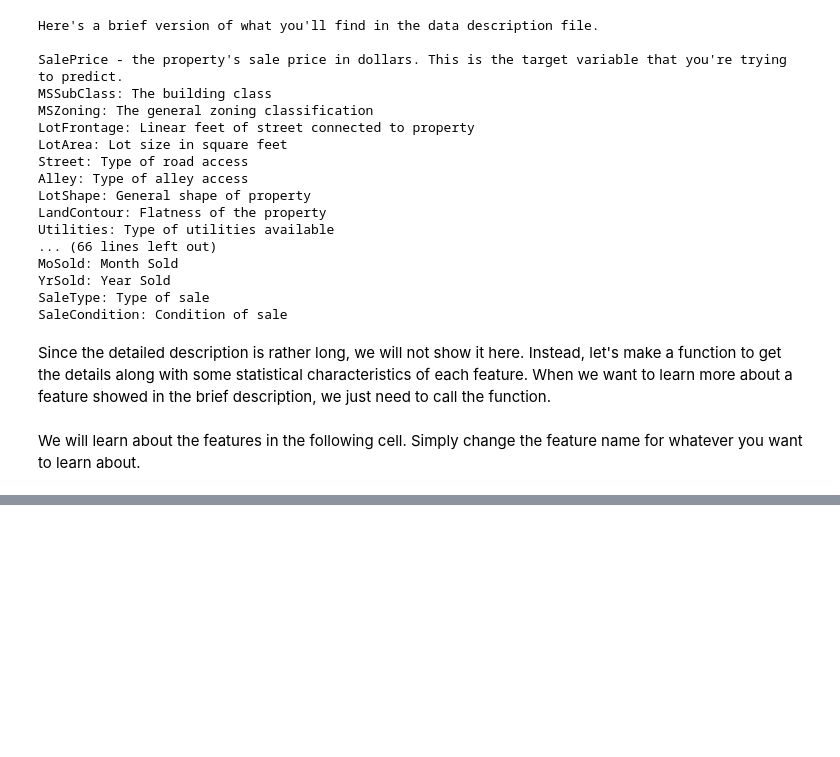
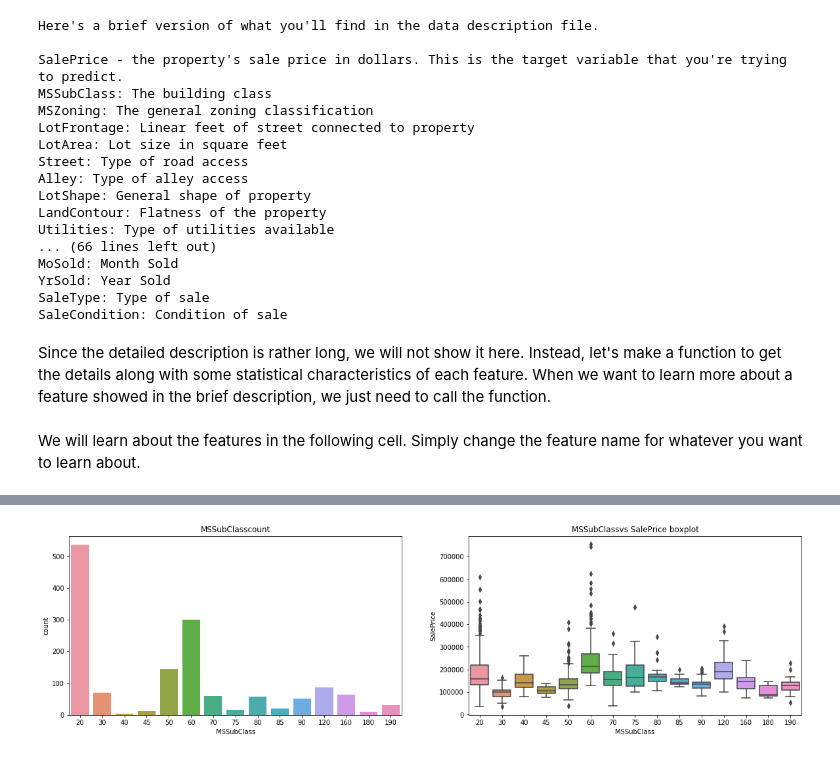
Before and after one commit to JATC1024/Kaggle-House-Prices, a Jupyter notebook: Kaglge_house_prices.ipynb, the cells around one changed output, grey strips where cells are left out. Cells and saved outputs as stored; diff of their text form; code cells hidden in the pictures; blank space fills up the shorter version.

```diff
--- a/Kaglge_house_prices.ipynb
+++ b/Kaglge_house_prices.ipynb
@@ -129,0 +173,4 @@ Name: MSSubClass, dtype: int64
+# %%
+train_examples = train_data.copy()
+print(train_examples is train_data)
+train_examples.head()
@@ -129,0 +231,3 @@ Name: MSSubClass, dtype: int64
+# %%
+train_examples["MSSubClass"] = train_examples["MSSubClass"].astype("object")
+describe_feature("MSSubClass", train_examples)
@@ -129,0 +248,16 @@ Name: MSSubClass, dtype: int64
+# %%
+# Create a function to plot countplot and boxplot at the same time:
+def count_box_plot(feature, data = train_data):
+  fig = plt.figure(figsize = (20, 5))
+  ax1 = plt.subplot(121)
+  sns.countplot(x = feature, data = data, ax = ax1)
+  ax1.set_title(feature + "count")
+
+  ax2 = plt.subplot(122)
+  sns.boxplot(x = feature, y = "SalePrice", data = data, ax = ax2)
+  ax2.set_title(feature + "vs SalePrice boxplot")
+  plt.show()
+# %%
+count_box_plot("MSSubClass", data = train_examples)
+# %% [output]
+[figure, added]
```
Also changed, not shown: parts of 38 cells of this notebook.
